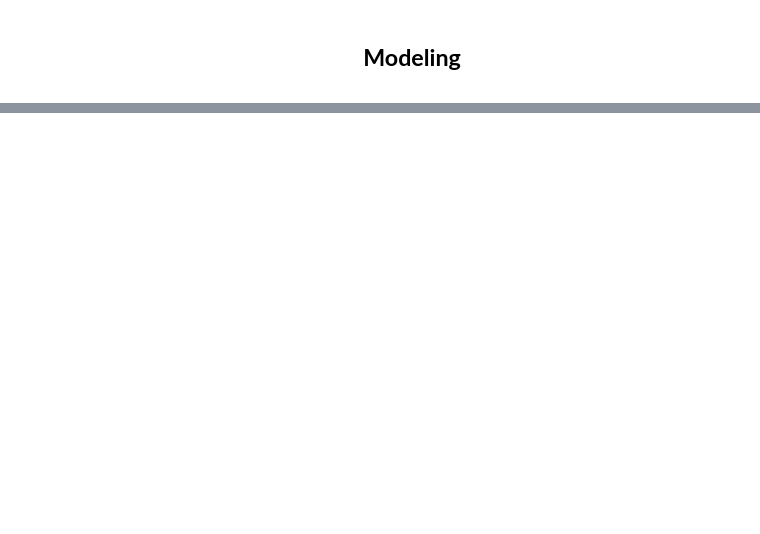
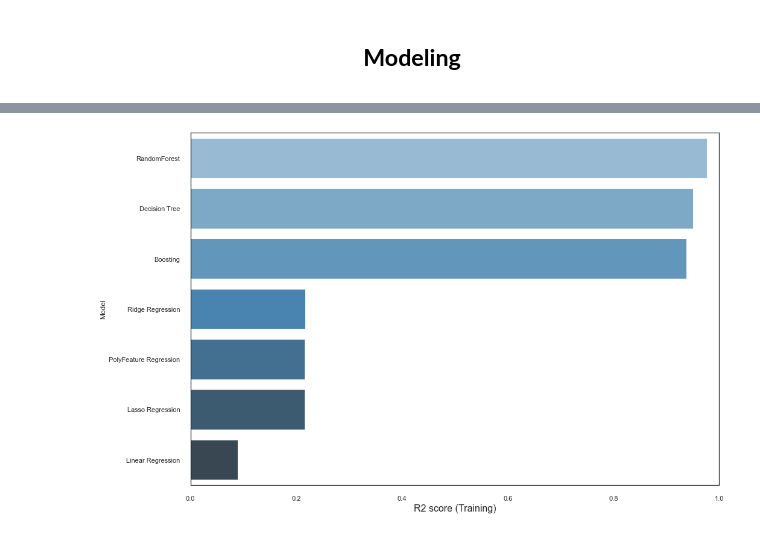
Before and after one commit to tmxkqotnl/project_mini_machine_learning_team_two, a Jupyter notebook: main.ipynb, the cells around one changed output, grey strips where cells are left out. Cells and saved outputs as stored; diff of their text form; code cells hidden in the pictures; blank space fills up the shorter version.

```diff
--- a/main.ipynb
+++ b/main.ipynb
@@ -1219,0 +1383,13 @@ Name: Weekly_Sales, dtype: float64
+# %%
+f, ax = plt.subplots(1,1, figsize=(14,10))
+
+df_result.sort_values(by=['r2_score'], ascending=False, inplace=True)
+
+sns.barplot(x='r2_score', y='model', data = df_result, palette='Blues_d', ax = ax)
+ax.set_xlabel('R2 score (Training)', size=16)
+ax.set_ylabel('Model')
+ax.set_xlim(0,1.0)
+
+plt.show()
+# %% [output]
+[figure, added]
```
Also changed, not shown: parts of 39 cells of this notebook.
